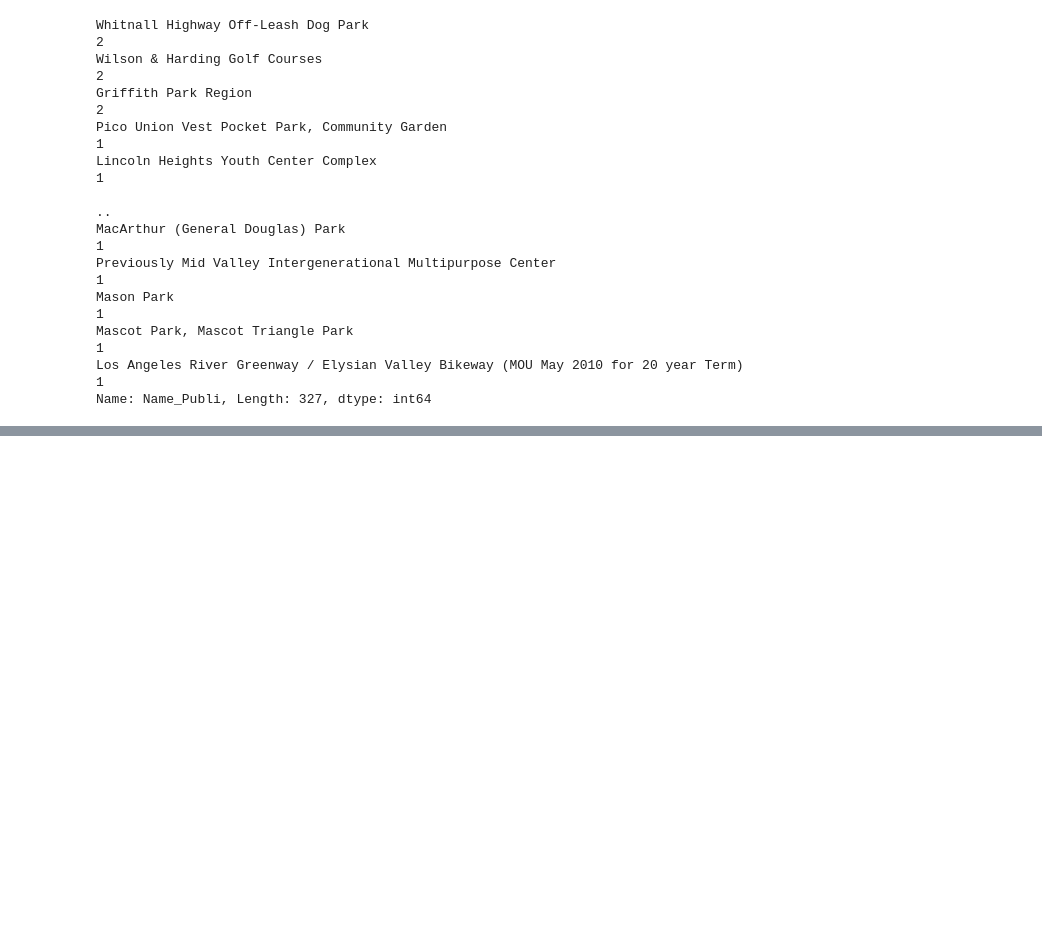
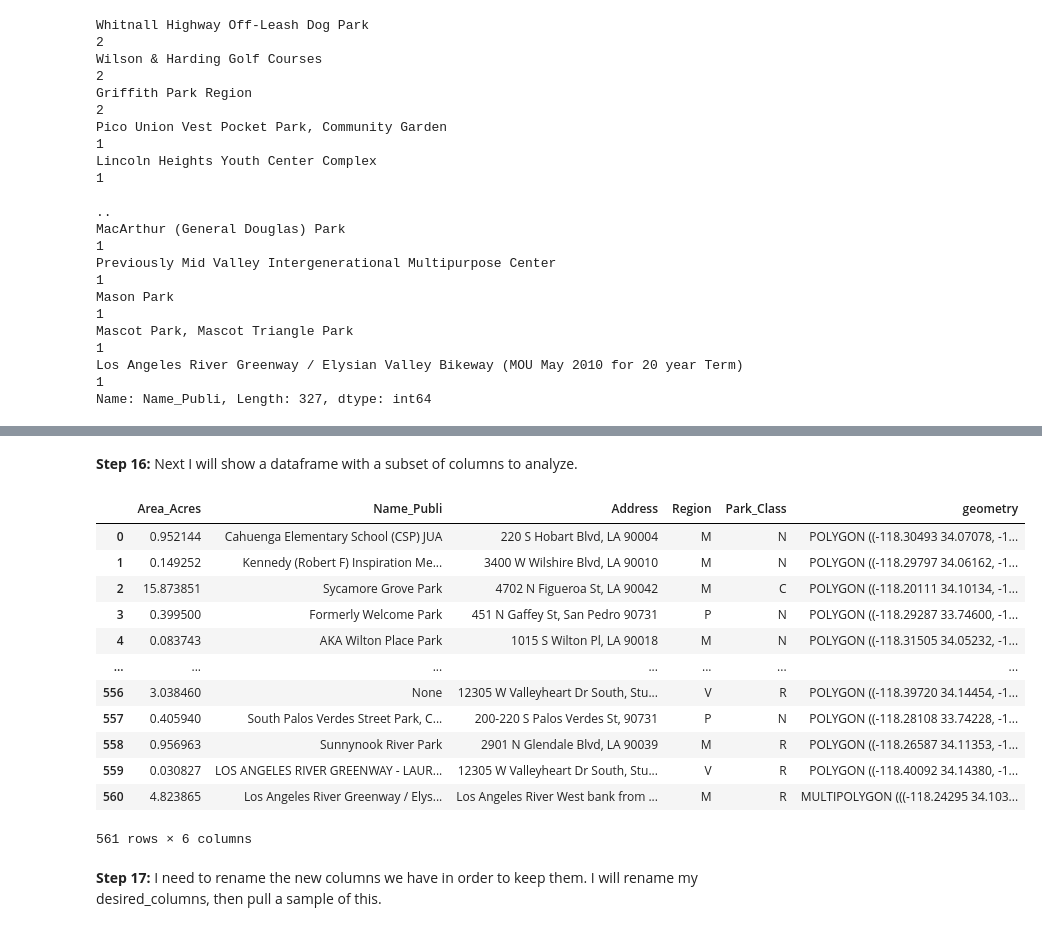
Before and after one commit to SamJGuerrero/up206a-Samantha, a Jupyter notebook: week01/week_1_assignment.ipynb, the cells around one changed output, grey strips where cells are left out. Cells and saved outputs as stored; diff of their text form; code cells hidden in the pictures; blank space fills up the shorter version.

```diff
--- a/week01/week_1_assignment.ipynb
+++ b/week01/week_1_assignment.ipynb
@@ -146,0 +255,20 @@ I can also save this as a variable by renaming it.
+# %% [markdown]
+**Step 16:** Next I will show a dataframe with a subset of columns to analyze.
+# %%
+parks[['Area_Acres','Name_Publi','Address','Region','Park_Class','geometry']]
+# %% [output]
+|  | Area_Acres | Name_Publi | Address | Region | Park_Class | geometry |
+| 0 | 0.952144 | Cahuenga Elementary School (CSP) JUA | 220 S Hobart Blvd, LA 90004 | M | N | POLYGON ((-118.30493 34.07078, -1... |
+| 1 | 0.149252 | Kennedy (Robert F) Inspiration Me... | 3400 W Wilshire Blvd, LA 90010 | M | N | POLYGON ((-118.29797 34.06162, -1... |
+| 2 | 15.873851 | Sycamore Grove Park | 4702 N Figueroa St, LA 90042 | M | C | POLYGON ((-118.20111 34.10134, -1... |
+| 3 | 0.399500 | Formerly Welcome Park | 451 N Gaffey St, San Pedro 90731 | P | N | POLYGON ((-118.29287 33.74600, -1... |
+| 4 | 0.083743 | AKA Wilton Place Park | 1015 S Wilton Pl, LA 90018 | M | N | POLYGON ((-118.31505 34.05232, -1... |
+| ... | ... | ... | ... | ... | ... | ... |
+| 556 | 3.038460 | None | 12305 W Valleyheart Dr South, Stu... | V | R | POLYGON ((-118.39720 34.14454, -1... |
+| 557 | 0.405940 | South Palos Verdes Street Park, C... | 200-220 S Palos Verdes St, 90731 | P | N | POLYGON ((-118.28108 33.74228, -1... |
+| 558 | 0.956963 | Sunnynook River Park | 2901 N Glendale Blvd, LA 90039 | M | R | POLYGON ((-118.26587 34.11353, -1... |
+| 559 | 0.030827 | LOS ANGELES RIVER GREENWAY - LAUR... | 12305 W Valleyheart Dr South, Stu... | V | R | POLYGON ((-118.40092 34.14380, -1... |
+| 560 | 4.823865 | Los Angeles River Greenway / Elys... | Los Angeles River West bank from ... | M | R | MULTIPOLYGON (((-118.24295 34.103... |
+561 rows × 6 columns
+# %% [markdown]
+**Step 17:** I need to rename the new columns we have in order to keep them. I will rename my desired_columns, then pull a sample of this.
```
Also changed, not shown: parts of 38 cells of this notebook, 7 other files.
